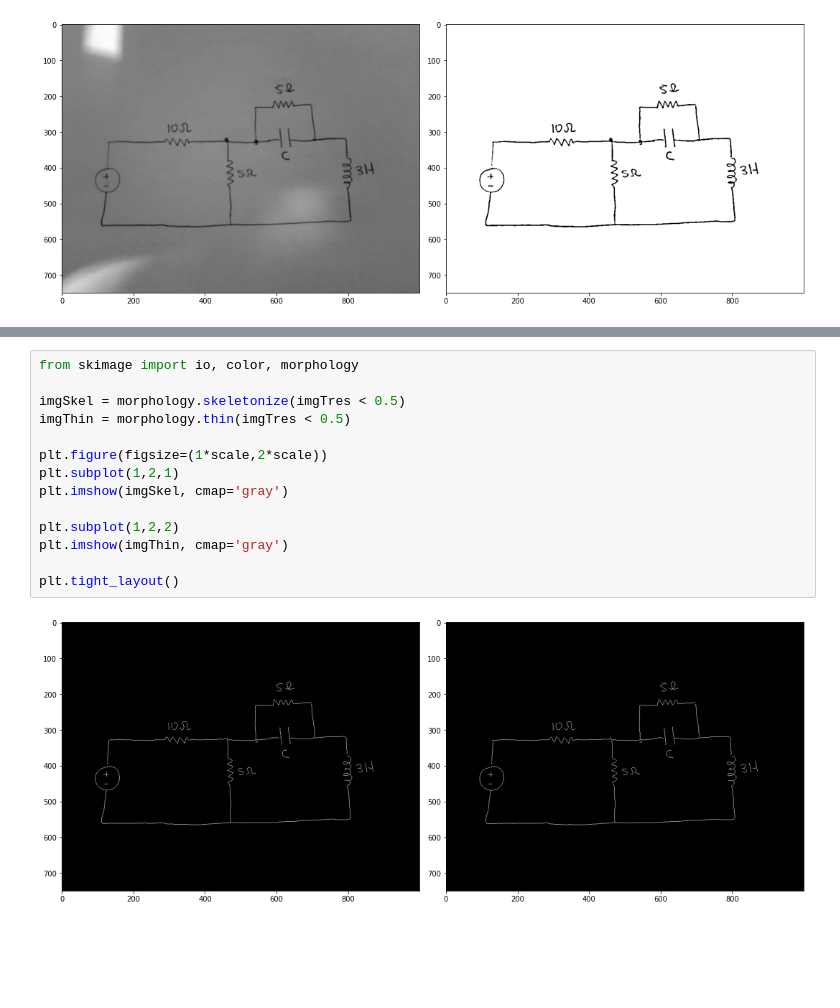
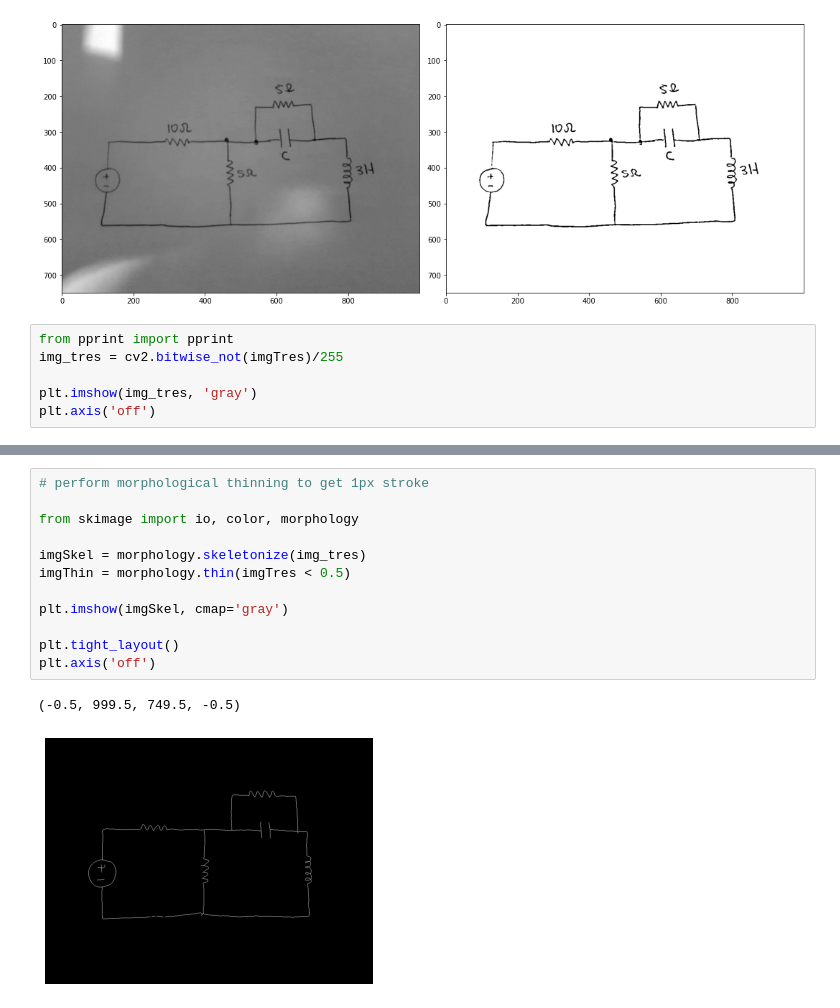
Before and after one commit to aaanthonyyy/CircuitNet, a Jupyter notebook: object_detection.ipynb, the cells around one changed output, grey strips where cells are left out. Saved outputs shown, nothing was run; the diff lists cells and outputs as text; blank space fills up the shorter version.

```diff
--- a/object_detection.ipynb
+++ b/object_detection.ipynb
@@ -60,3 +59,9 @@ plt.imshow(imgTres, cmap='gray')
 plt.tight_layout()
 # %% [output]
 [figure]
+# %%
+from pprint import pprint
+img_tres = cv2.bitwise_not(imgTres)/255
+
+plt.imshow(img_tres, 'gray')
+plt.axis('off')
@@ -63,16 +71,15 @@ plt.tight_layout()
 # %%
+# perform morphological thinning to get 1px stroke
+
 from skimage import io, color, morphology
 
-imgSkel = morphology.skeletonize(imgTres < 0.5)
+imgSkel = morphology.skeletonize(img_tres)
 imgThin = morphology.thin(imgTres < 0.5)
 
-plt.figure(figsize=(1*scale,2*scale))
-plt.subplot(1,2,1)
 plt.imshow(imgSkel, cmap='gray')
 
-plt.subplot(1,2,2)
-plt.imshow(imgThin, cmap='gray')
-
 plt.tight_layout()
+plt.axis('off')
 # %% [output]
+(-0.5, 999.5, 749.5, -0.5)
-[figure, old version]
+[figure, new version]
```
Also changed, not shown: parts of 27 cells of this notebook.
